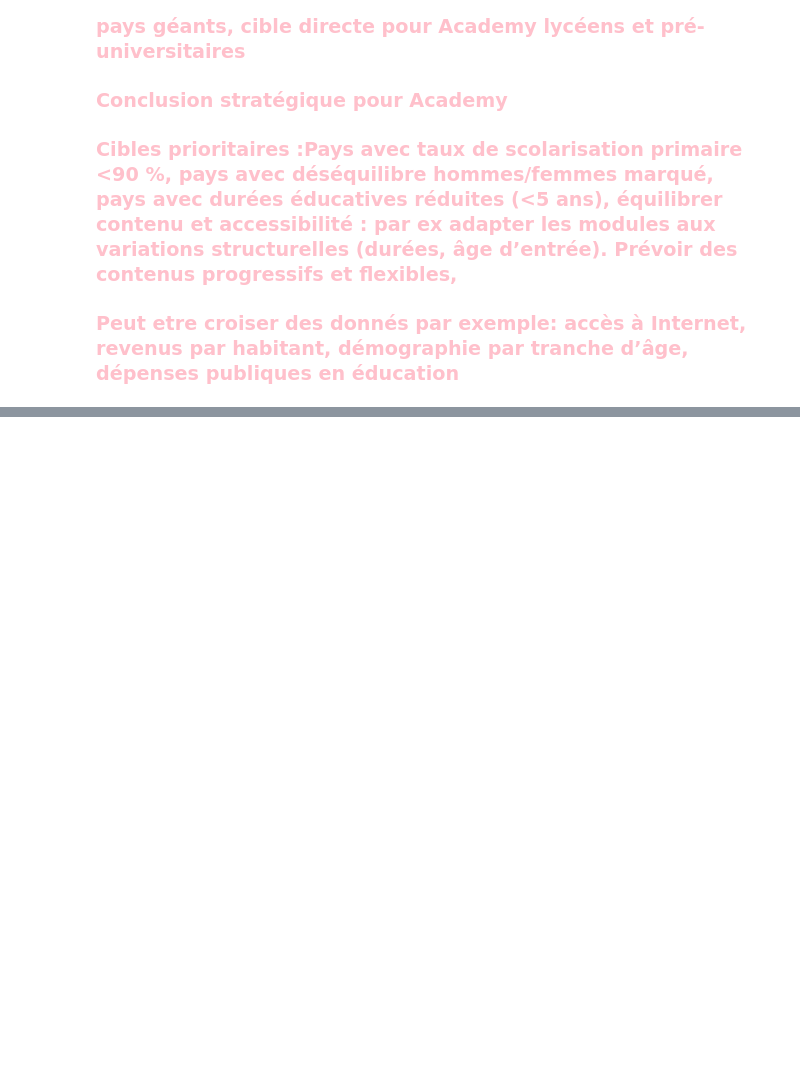
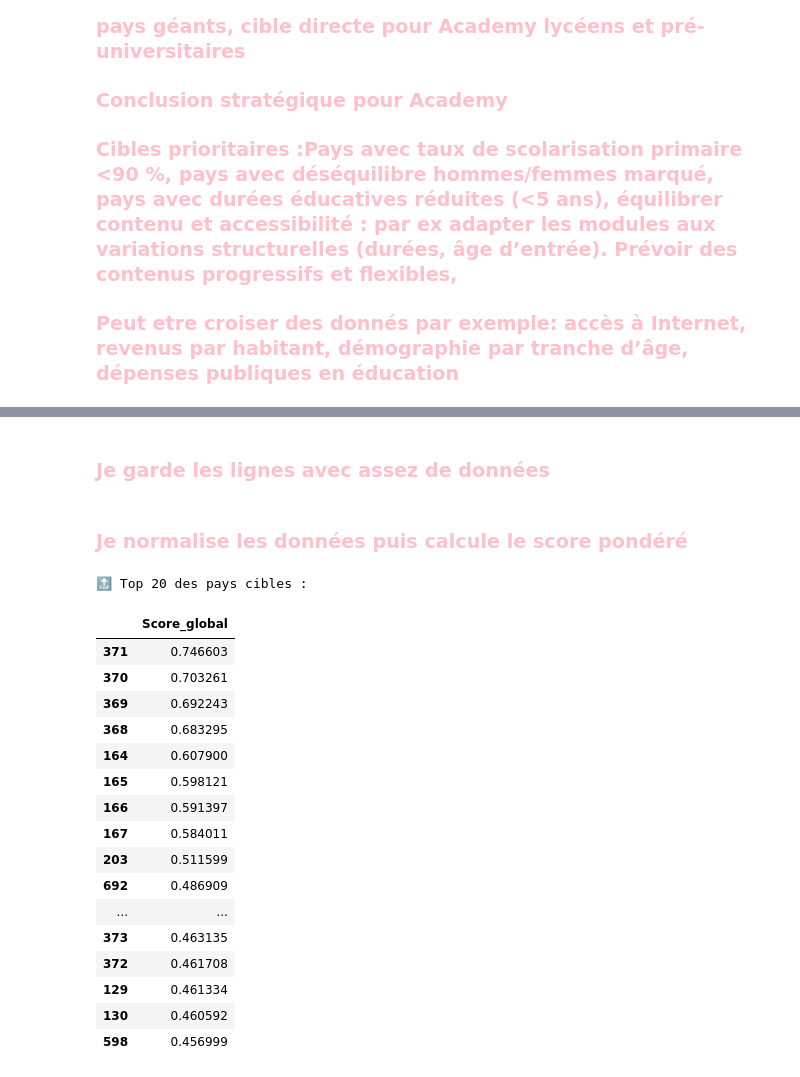
Before and after one commit to SafiaData/OpenclassroomsProjet2, a Jupyter notebook: PROJET 2 OPENCLASSROOMS .ipynb, the cells around one changed output, grey strips where cells are left out. Saved outputs shown, nothing was run; the diff lists cells and outputs as text; code cells hidden in the pictures; blank space fills up the shorter version.

```diff
--- a/PROJET 2 OPENCLASSROOMS .ipynb
+++ b/PROJET 2 OPENCLASSROOMS .ipynb
@@ -2237,0 +2260,7 @@ plt.show()
+# %%
+weights = {
+    "taille": 0.35,
+    "taux": 0.30,
+    "parité": 0.20,
+    "structure": 0.15
+}
@@ -2237,0 +2269,14 @@ plt.show()
+# %%
+df_clean = df_wide.dropna(subset=indicators, thresh=12)  # au moins 12 indicateurs sur 15
+df_selected = df_clean[indicators].copy()
+# %% [markdown]
+### <span style="color:pink">Je garde les lignes avec assez de données
+# %%
+scaler = MinMaxScaler()
+df_scaled = pd.DataFrame(
+    scaler.fit_transform(df_selected),
+    columns=indicators,
+    index=df_selected.index
+)
+# %% [markdown]
+### <span style="color:pink">Je normalise les données puis calcule le score pondéré
@@ -2237,0 +2290,24 @@ plt.show()
+# %%
+top_countries = df_scaled.sort_values("Score_global", ascending=False).head(20)
+pd.set_option("display.max_rows", None)
+print("🔝 Top 20 des pays cibles :")
+display(top_countries[["Score_global"]])
+# %% [output]
+🔝 Top 20 des pays cibles :
+|  | Score_global |
+| 371 | 0.746603 |
+| 370 | 0.703261 |
+| 369 | 0.692243 |
+| 368 | 0.683295 |
+| 164 | 0.607900 |
+| 165 | 0.598121 |
+| 166 | 0.591397 |
+| 167 | 0.584011 |
+| 203 | 0.511599 |
+| 692 | 0.486909 |
+| ... | ... |
+| 373 | 0.463135 |
+| 372 | 0.461708 |
+| 129 | 0.461334 |
+| 130 | 0.460592 |
+| 598 | 0.456999 |
```
Also changed, not shown: parts of 16 cells of this notebook.
